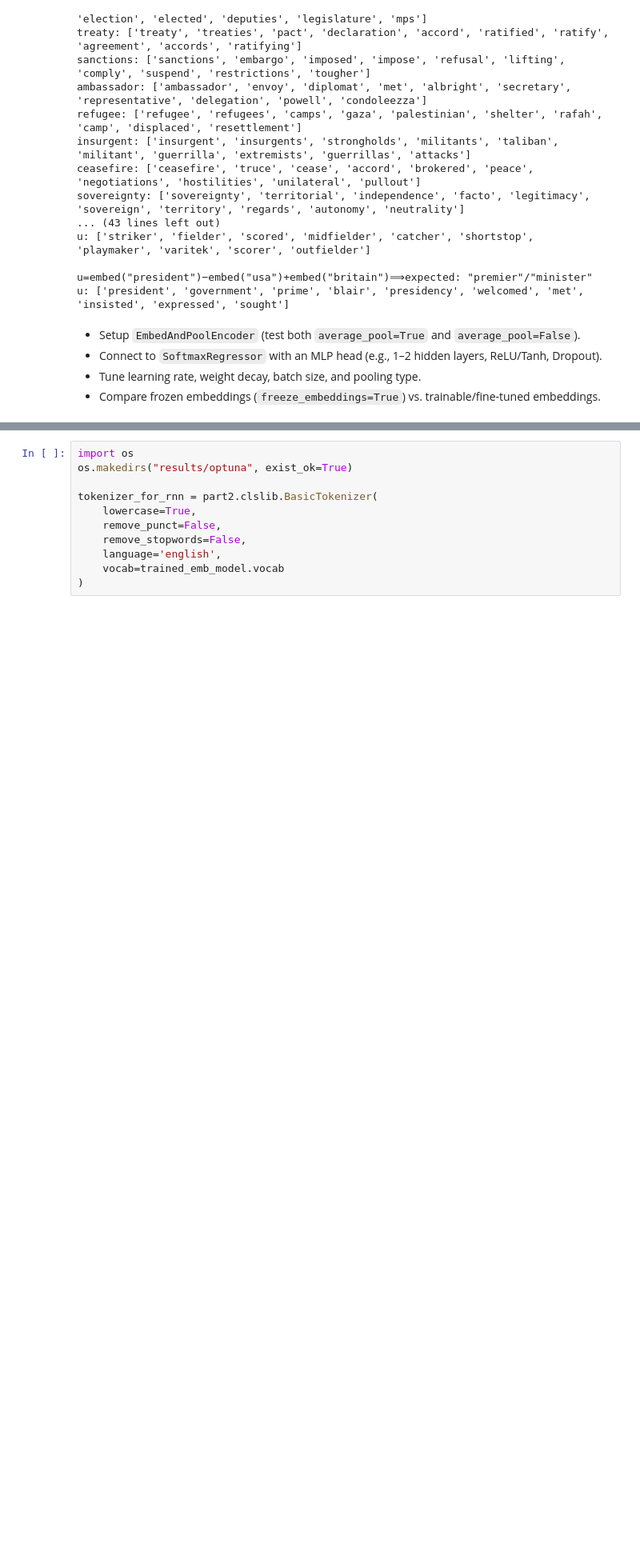
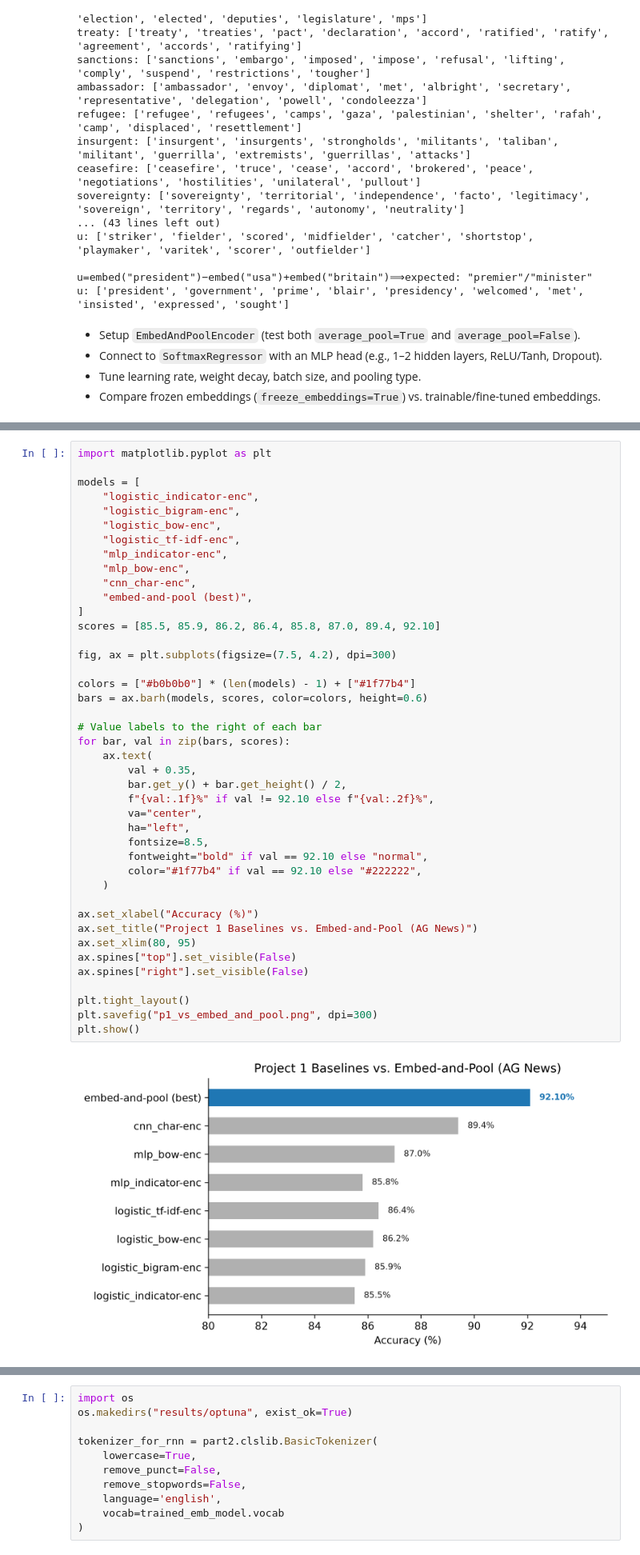
Before and after one commit to HeyeNl/nlp-project1, a Jupyter notebook: part2/project.ipynb, the cells around one changed output, grey strips where cells are left out. Shown at 80% size. Saved outputs shown, nothing was run; the diff lists cells and outputs as text; blank space fills up the shorter version.

```diff
--- a/part2/project.ipynb
+++ b/part2/project.ipynb
@@ -421,0 +550,44 @@ Wall time: 1.95 s
+# %%
+import matplotlib.pyplot as plt
+
+models = [
+    "logistic_indicator-enc",
+    "logistic_bigram-enc",
+    "logistic_bow-enc",
+    "logistic_tf-idf-enc",
+    "mlp_indicator-enc",
+    "mlp_bow-enc",
+    "cnn_char-enc",
+    "embed-and-pool (best)",
+]
+scores = [85.5, 85.9, 86.2, 86.4, 85.8, 87.0, 89.4, 92.10]
+
+fig, ax = plt.subplots(figsize=(7.5, 4.2), dpi=300)
+
+colors = ["#b0b0b0"] * (len(models) - 1) + ["#1f77b4"]
+bars = ax.barh(models, scores, color=colors, height=0.6)
+
+# Value labels to the right of each bar
+for bar, val in zip(bars, scores):
+    ax.text(
+        val + 0.35,
+        bar.get_y() + bar.get_height() / 2,
+        f"{val:.1f}%" if val != 92.10 else f"{val:.2f}%",
+        va="center",
+        ha="left",
+        fontsize=8.5,
+        fontweight="bold" if val == 92.10 else "normal",
+        color="#1f77b4" if val == 92.10 else "#222222",
+    )
+
+ax.set_xlabel("Accuracy (%)")
+ax.set_title("Project 1 Baselines vs. Embed-and-Pool (AG News)")
+ax.set_xlim(80, 95)
+ax.spines["top"].set_visible(False)
+ax.spines["right"].set_visible(False)
+
+plt.tight_layout()
+plt.savefig("p1_vs_embed_and_pool.png", dpi=300)
+plt.show()
+# %% [output]
+[figure, added]
```
Also changed, not shown: parts of 8 cells of this notebook, 1 other file.
